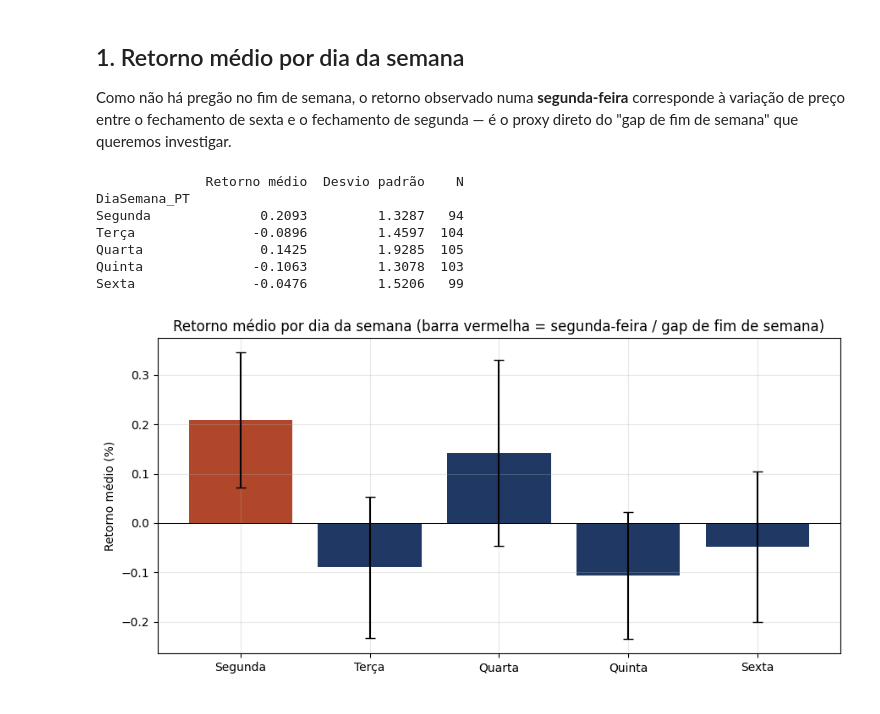
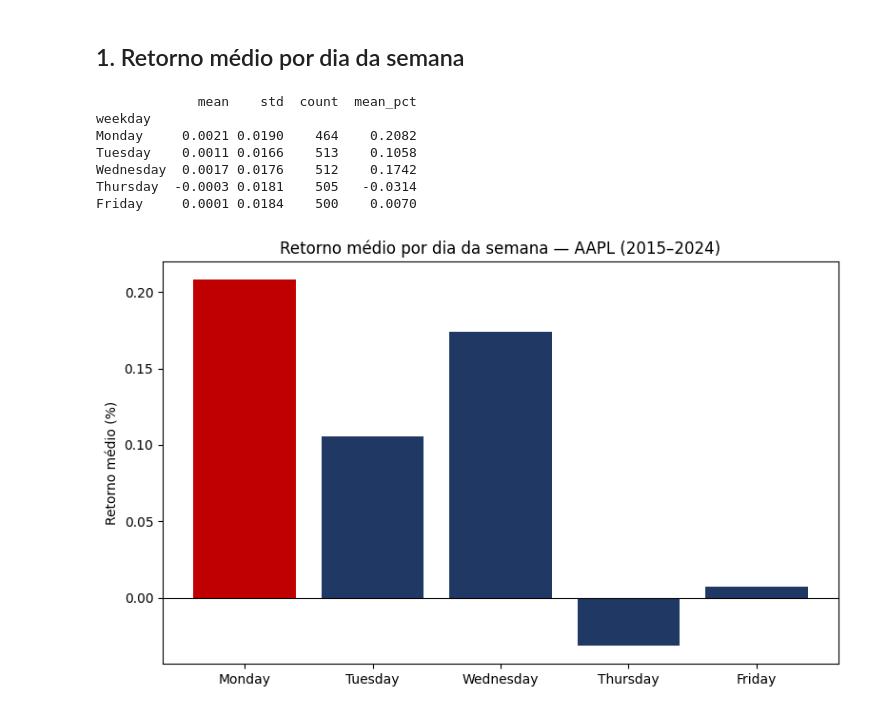
Before and after one commit to jorgerachid1/estrategia-fim-de-semana-volatilidade, a Jupyter notebook: estrategia_fim_de_semana_volatilidade.ipynb, the cells around one changed output. Saved outputs shown, nothing was run; the diff lists cells and outputs as text; code cells hidden in the pictures.

Commit message:
Estende backtest para período completo 2015-2024 (~10 anos)

```diff
--- a/estrategia_fim_de_semana_volatilidade.ipynb
+++ b/estrategia_fim_de_semana_volatilidade.ipynb
@@ -24,21 +26,15 @@ import numpy as np
 import matplotlib.pyplot as plt
 from scipy import stats
 
-plt.rcParams["figure.figsize"] = (10, 5)
-plt.rcParams["axes.grid"] = True
-plt.rcParams["grid.alpha"] = 0.3
+pd.set_option("display.float_format", lambda x: f"{x:,.4f}")
 
 df = pd.read_csv("aapl_precos_historicos.csv", parse_dates=["Date"])
 df = df.sort_values("Date").reset_index(drop=True)
-df = df.rename(columns={"AAPL.Adjusted": "Fechamento_Ajustado", "AAPL.Volume": "Volume"})
+df["log_return"] = np.log(df["AAPL.Close"] / df["AAPL.Close"].shift(1))
+df["weekday"] = df["Date"].dt.day_name()
+df = df.dropna(subset=["log_return"]).reset_index(drop=True)
 
-df["Retorno"] = np.log(df["Fechamento_Ajustado"] / df["Fechamento_Ajustado"].shift(1))
-df = df.dropna(subset=["Retorno"]).reset_index(drop=True)
-
-df["DiaSemana"] = df["Date"].dt.day_name()
-dias_pt = {"Monday": "Segunda", "Tuesday": "Terça", "Wednesday": "Quarta", "Thursday": "Quinta", "Friday": "Sexta"}
-df["DiaSemana_PT"] = df["DiaSemana"].map(dias_pt)
-
-print(f"Período: {df['Date'].min().date()} a {df['Date'].max().date()}  ({len(df)} pregões)")
+print(f"Período: {df['Date'].min().date()} a {df['Date'].max().date()}")
+print(f"Número de pregões: {len(df)}")
 df.head()
 # %% [output]
@@ -52,30 +49,26 @@ Período: 2015-02-18 a 2017-02-16  (505 pregões)
-# %% [markdown]
-## 1. Retorno médio por dia da semana
-
-Como não há pregão no fim de semana, o retorno observado numa **segunda-feira** corresponde à variação de preço entre o fechamento de sexta e o fechamento de segunda — é o proxy direto do "gap de fim de semana" que queremos investigar.
+# %% [markdown]
+## 1. Retorno médio por dia da semana
 # %%
-ordem = ["Segunda", "Terça", "Quarta", "Quinta", "Sexta"]
-resumo = df.groupby("DiaSemana_PT")["Retorno"].agg(["mean", "std", "count"]).reindex(ordem)
-resumo.columns = ["Retorno médio", "Desvio padrão", "N"]
-print((resumo * [100, 100, 1]).round(4))
+order = ["Monday", "Tuesday", "Wednesday", "Thursday", "Friday"]
+by_day = df.groupby("weekday")["log_return"].agg(["mean", "std", "count"]).reindex(order)
+by_day["mean_pct"] = by_day["mean"] * 100
+print(by_day)
 
-fig, ax = plt.subplots(figsize=(9, 4.5))
-means = resumo["Retorno médio"] * 100
-errs = (resumo["Desvio padrão"] / np.sqrt(resumo["N"])) * 100  # erro padrão da média
-colors = ["#1F3864" if d != "Segunda" else "#B0472B" for d in ordem]
-ax.bar(ordem, means, yerr=errs, color=colors, capsize=4)
-ax.axhline(0, color="black", linewidth=0.7)
+fig, ax = plt.subplots(figsize=(8, 5))
+colors = ["#1f3864" if d != "Monday" else "#c00000" for d in order]
+ax.bar(order, by_day["mean_pct"], color=colors)
+ax.axhline(0, color="black", lw=0.8)
 ax.set_ylabel("Retorno médio (%)")
-ax.set_title("Retorno médio por dia da semana (barra vermelha = segunda-feira / gap de fim de semana)")
+ax.set_title("Retorno médio por dia da semana — AAPL (2015–2024)")
 plt.tight_layout()
-plt.savefig("retorno_por_dia_semana.png", dpi=110)
+plt.savefig("retorno_por_dia.png", dpi=110)
 plt.show()
 # %% [output]
-              Retorno médio  Desvio padrão    N
-DiaSemana_PT
-Segunda              0.2093         1.3287   94
-Terça               -0.0896         1.4597  104
-Quarta               0.1425         1.9285  105
-Quinta              -0.1063         1.3078  103
-Sexta               -0.0476         1.5206   99
+             mean    std  count  mean_pct
+weekday
+Monday     0.0021 0.0190    464    0.2082
+Tuesday    0.0011 0.0166    513    0.1058
+Wednesday  0.0017 0.0176    512    0.1742
+Thursday  -0.0003 0.0181    505   -0.0314
+Friday     0.0001 0.0184    500    0.0070
-[figure, old version]
+[figure, new version]
```
Also changed, not shown: parts of 20 cells of this notebook, 4 other files.
